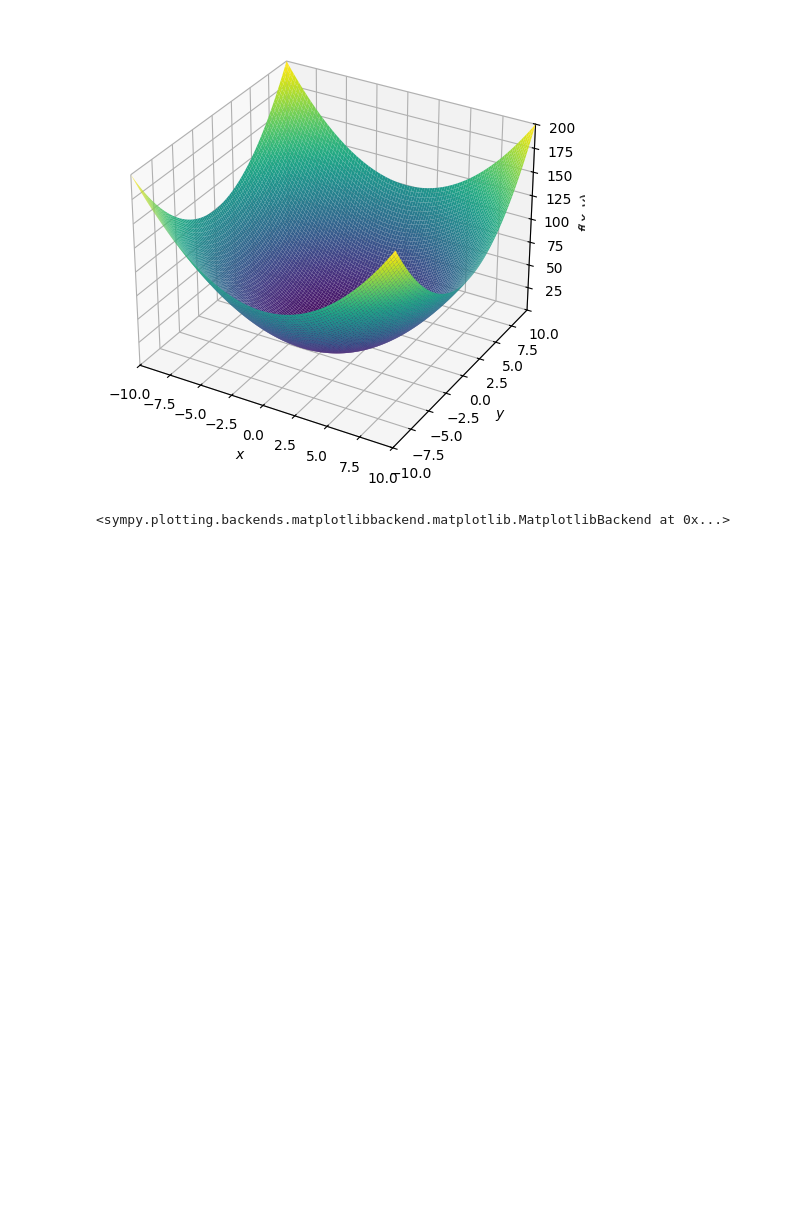
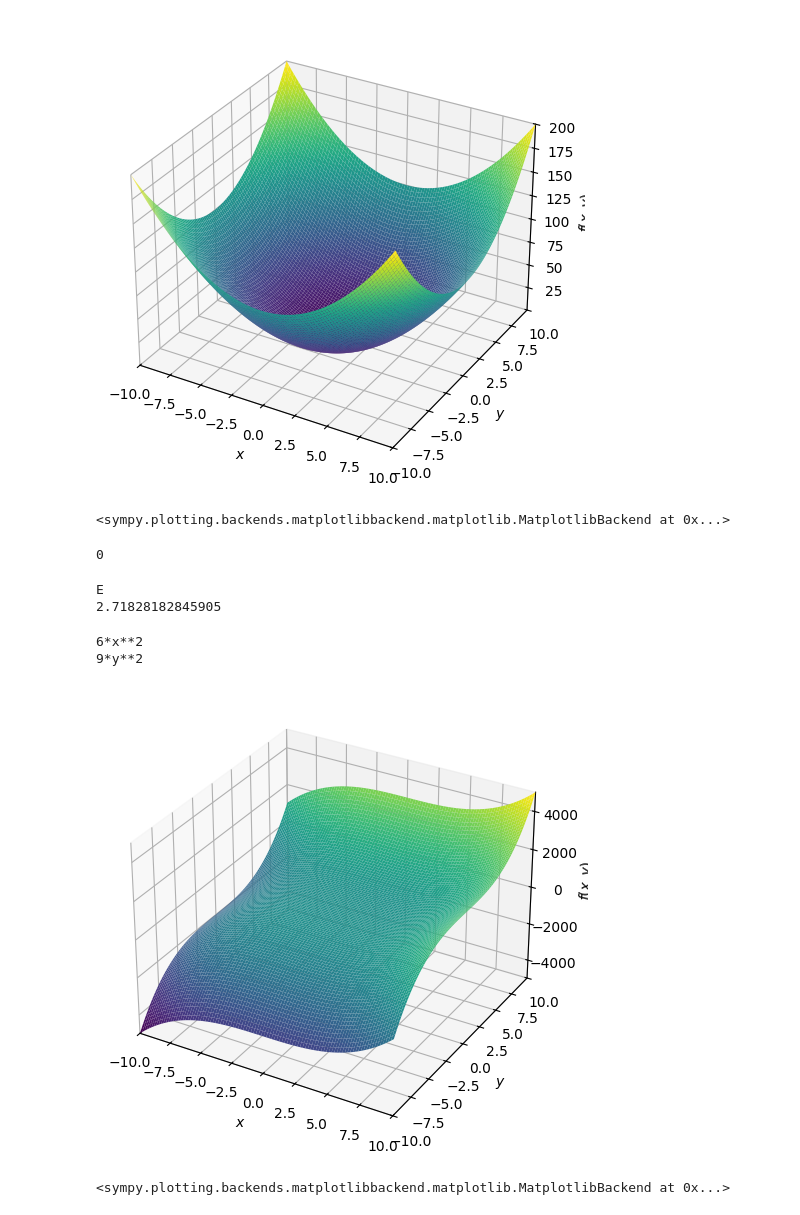
Before and after one commit to simsontilak/python-ai-learning, a Jupyter notebook: notebooks/pandas.ipynb, the cells around one changed output. Saved outputs shown, nothing was run; the diff lists cells and outputs as text; code cells hidden in the pictures; blank space fills up the shorter version.

Commit message:
more python

```diff
--- a/notebooks/pandas.ipynb
+++ b/notebooks/pandas.ipynb
@@ -90,3 +90,40 @@ plot3d(f)
 # %% [output]
 [figure]
 <sympy.plotting.backends.matplotlibbackend.matplotlib.MatplotlibBackend at 0x...>
+# %%
+from sympy import *
+x = symbols('x')
+f = 1 / x
+result = limit(f, x, oo)
+print(result)
+# %% [output]
+0
+# %%
+from sympy import *
+n = symbols('n')
+f = (1 + (1/n))**n
+result = limit(f, n, oo)
+print(result)
+print(result.evalf())
+# %% [output]
+E
+2.71828182845905
+# %%
+from sympy import *
+from sympy.plotting import plot3d
+# Declare x and y to SymPy
+x,y = symbols('x y')
+# Now just use Python syntax to declare function
+f = 2*x**3 + 3*y**3
+# Calculate the partial derivatives for x and y
+dx_f = diff(f, x)
+dy_f = diff(f, y)
+print(dx_f) # prints 6*x**2
+print(dy_f) # prints 9*y**2
+# plot the function
+plot3d(f)
+# %% [output]
+6*x**2
+9*y**2
+[figure, added]
+<sympy.plotting.backends.matplotlibbackend.matplotlib.MatplotlibBackend at 0x...>
```
Also changed, not shown: 1 other file.
